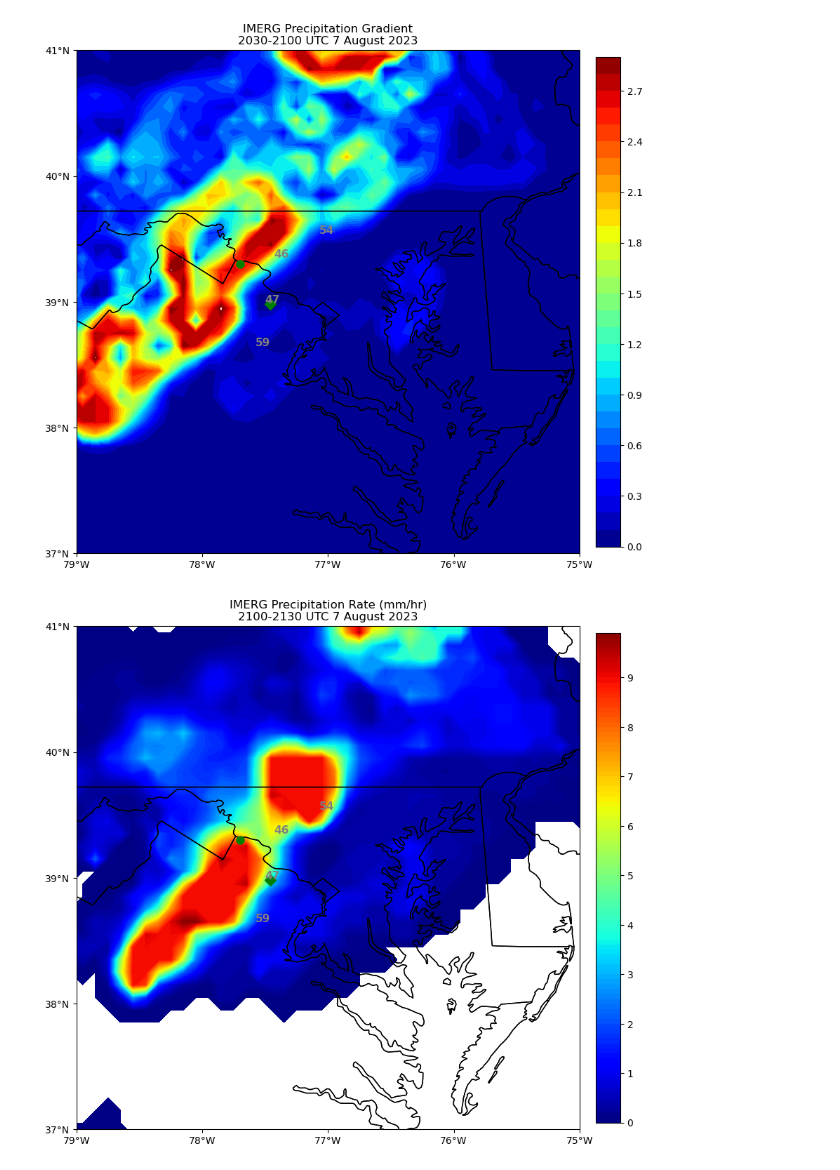
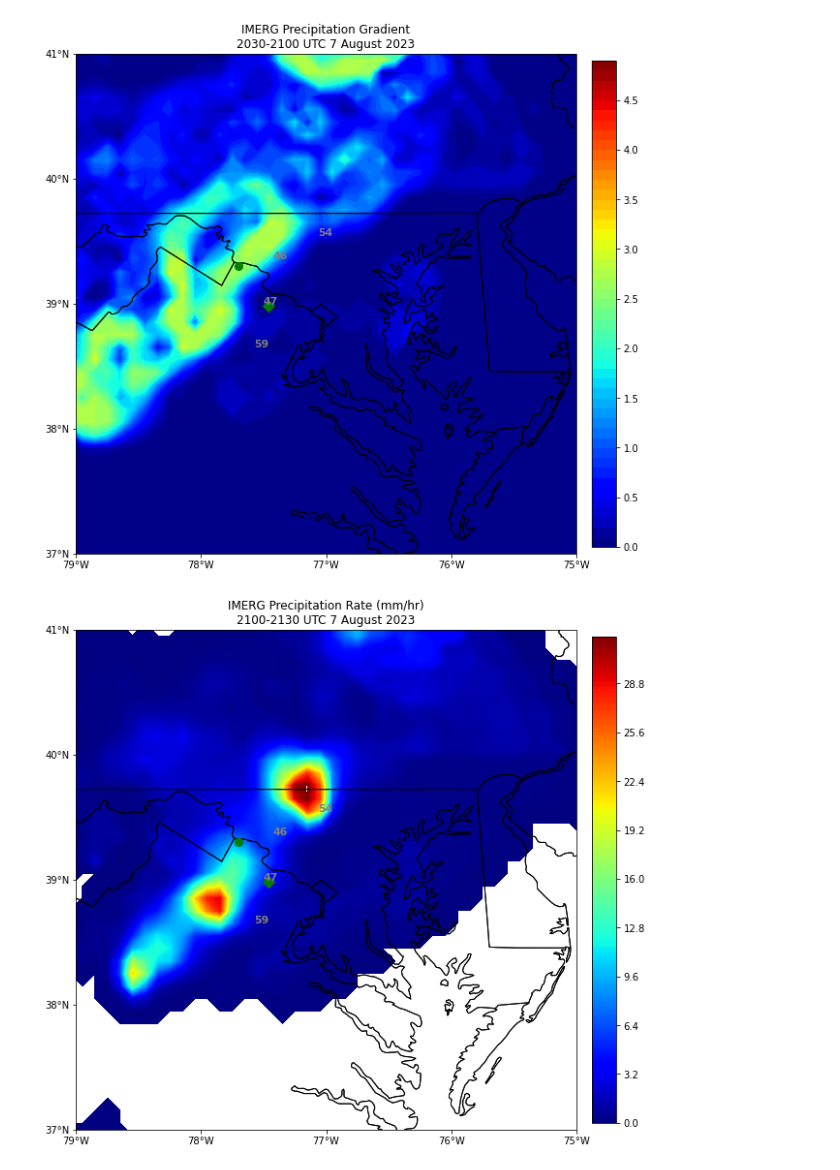
Before and after one commit to kenpryor67/QLCS_Aug2023, a Jupyter notebook: squall_line_QLCS_0807.ipynb, the cells around one changed output. Cells and saved outputs as stored; diff of their text form; code cells hidden in the pictures.

```diff
--- a/squall_line_QLCS_0807.ipynb
+++ b/squall_line_QLCS_0807.ipynb
@@ -48,9 +48,11 @@ del_precip_2000_y = del_precip_2000[1]
 print("Precip Gradient X = ", del_precip_2000_x)
 print("Precip Gradient Y = ", del_precip_2000_y)
 mag_2000 = np.sqrt(del_precip_2000[0]**2 + del_precip_2000[1]**2)
+mag_2000_max = np.amax(mag_2000)
 print("Precip Gradient = ", mag_2000)
-cal_precip_2000[cal_precip_2000>10] = 9
-mag_2000[mag_2000>3] = 2.7
+print("Precip Gradient Max = ", mag_2000_max)
+cal_precip_2000[cal_precip_2000>30] = 30
+mag_2000[mag_2000>5] = 5
 
 FILE_NAME = '3B-HHR-L.MS.MRG.3IMERG.20230807-S203000-E205959.1230.V06D.HDF5'
 DATAFIELD_NAME = '/Grid/precipitationCal'
@@ -85,9 +87,11 @@ del_precip_2030_y = del_precip_2030[1]
 print("Precip Gradient X = ", del_precip_2030_x)
 print("Precip Gradient Y = ", del_precip_2030_y)
 mag_2030 = np.sqrt(del_precip_2030[0]**2 + del_precip_2030[1]**2)
+mag_2030_max = np.amax(mag_2030)
 print("Precip Gradient = ", mag_2030)
-cal_precip_2030[cal_precip_2030>10] = 9
-mag_2030[mag_2030>3] = 2.7
+print("Precip Gradient Max = ", mag_2030_max)
+cal_precip_2030[cal_precip_2030>11] = 11
+mag_2030[mag_2030>5] = 5
 
 FILE_NAME = '3B-HHR-L.MS.MRG.3IMERG.20230807-S210000-E212959.1260.V06D.HDF5'
 DATAFIELD_NAME = '/Grid/precipitationCal'
@@ -122,9 +126,11 @@ del_precip_2100_y = del_precip_2100[1]
 print("Precip Gradient X = ", del_precip_2100_x)
 print("Precip Gradient Y = ", del_precip_2100_y)
 mag_2100 = np.sqrt(del_precip_2100[0]**2 + del_precip_2100[1]**2)
+mag_2100_max = np.amax(mag_2100)
 print("Precip Gradient = ", mag_2100)
-cal_precip_2100[cal_precip_2100>10] = 9
-mag_2100[mag_2100>3] = 2.7
+print("Precip Gradient Max = ", mag_2100_max)
+cal_precip_2100[cal_precip_2100>32] = 32
+mag_2100[mag_2100>5] = 5
 # %% [output]
 <KeysViewHDF5 ['Grid']>
 [[-9999.9 -9999.9 -9999.9 ... -9999.9 -9999.9 -9999.9]
@@ -152,8 +158,8 @@ ax.set_extent([-78.5, -75.5, 37.5, 40.5], crs.PlateCarree(globe=None))
 plt.title('IMERG Precipitation Rate (mm/hr)\n'
           '2000-2030 UTC 7 August 2023')
 
-Plevels = np.arange(0,10,0.1)
-cbtd = ax.contourf(lon_imerg_2000,lat_imerg_2000,cal_precip_2000,Plevels,extent=img_extent,transform=crs.PlateCarree(globe=None),cmap='jet',vmin=0,vmax=10)
+Plevels = np.arange(0,30,0.1)
+cbtd = ax.contourf(lon_imerg_2000,lat_imerg_2000,cal_precip_2000,Plevels,extent=img_extent,transform=crs.PlateCarree(globe=None),cmap='jet',vmin=0,vmax=30)
 
 ax.set_xticks([-79,-78,-77,-76,-75])
 ax.set_yticks([37,38,39,40,41])
@@ -185,7 +191,7 @@ ax.set_extent([-78.5, -75.5, 37.5, 40.5], crs.PlateCarree(globe=None))
 plt.title('IMERG Precipitation Gradient\n'
           '2000-2030 UTC 7 August 2023')
 
-Plevels = np.arange(0,3,0.1)
+Plevels = np.arange(0,5,0.1)
 cbtd = ax.contourf(lon_imerg_2000,lat_imerg_2000,mag_2000,Plevels,extent=img_extent,transform=crs.PlateCarree(globe=None),cmap='jet')
 
 ax.set_xticks([-79,-78,-77,-76,-75])
@@ -218,8 +224,8 @@ ax.set_extent([-78.5, -75.5, 37.5, 40.5], crs.PlateCarree(globe=None))
 plt.title('IMERG Precipitation Rate (mm/hr)\n'
           '2030-2100 UTC 7 August 2023')
 
-Plevels = np.arange(0,10,0.1)
-cbtd = ax.contourf(lon_imerg_2030,lat_imerg_2030,cal_precip_2030,Plevels,extent=img_extent,transform=crs.PlateCarree(globe=None),cmap='jet',vmin=0,vmax=10)
+Plevels = np.arange(0,11,0.1)
+cbtd = ax.contourf(lon_imerg_2030,lat_imerg_2030,cal_precip_2030,Plevels,extent=img_extent,transform=crs.PlateCarree(globe=None),cmap='jet',vmin=0,vmax=11)
 
 ax.set_xticks([-79,-78,-77,-76,-75])
 ax.set_yticks([37,38,39,40,41])
@@ -251,7 +257,7 @@ ax.set_extent([-78.5, -75.5, 37.5, 40.5], crs.PlateCarree(globe=None))
 plt.title('IMERG Precipitation Gradient\n'
           '2030-2100 UTC 7 August 2023')
 
-Plevels = np.arange(0,3,0.1)
+Plevels = np.arange(0,5,0.1)
 cbtd = ax.contourf(lon_imerg_2030,lat_imerg_2030,mag_2030,Plevels,extent=img_extent,transform=crs.PlateCarree(globe=None),cmap='jet')
 
 ax.set_xticks([-79,-78,-77,-76,-75])
@@ -284,8 +290,8 @@ ax.set_extent([-78.5, -75.5, 37.5, 40.5], crs.PlateCarree(globe=None))
 plt.title('IMERG Precipitation Rate (mm/hr)\n'
           '2100-2130 UTC 7 August 2023')
 
-Plevels = np.arange(0,10,0.1)
-cbtd = ax.contourf(lon_imerg_2100,lat_imerg_2100,cal_precip_2100,Plevels,extent=img_extent,transform=crs.PlateCarree(globe=None),cmap='jet',vmin=0,vmax=10)
+Plevels = np.arange(0,32,0.1)
+cbtd = ax.contourf(lon_imerg_2100,lat_imerg_2100,cal_precip_2100,Plevels,extent=img_extent,transform=crs.PlateCarree(globe=None),cmap='jet',vmin=0,vmax=32)
 
 ax.set_xticks([-79,-78,-77,-76,-75])
 ax.set_yticks([37,38,39,40,41])
@@ -317,7 +323,7 @@ ax.set_extent([-78.5, -75.5, 37.5, 40.5], crs.PlateCarree(globe=None))
 plt.title('IMERG Precipitation Gradient\n'
           '2100-2130 UTC 7 August 2023')
 
-Plevels = np.arange(0,3,0.1)
+Plevels = np.arange(0,5,0.1)
 cbtd = ax.contourf(lon_imerg_2100,lat_imerg_2100,mag_2100,Plevels,extent=img_extent,transform=crs.PlateCarree(globe=None),cmap='jet')
 
 ax.set_xticks([-79,-78,-77,-76,-75])
@@ -348,2 +354,2 @@ plt.show()
-[figure, old version]
+[figure, new version]
-[figure, old version]
+[figure, new version]
```
Also changed, not shown: parts of 6 cells of this notebook.
